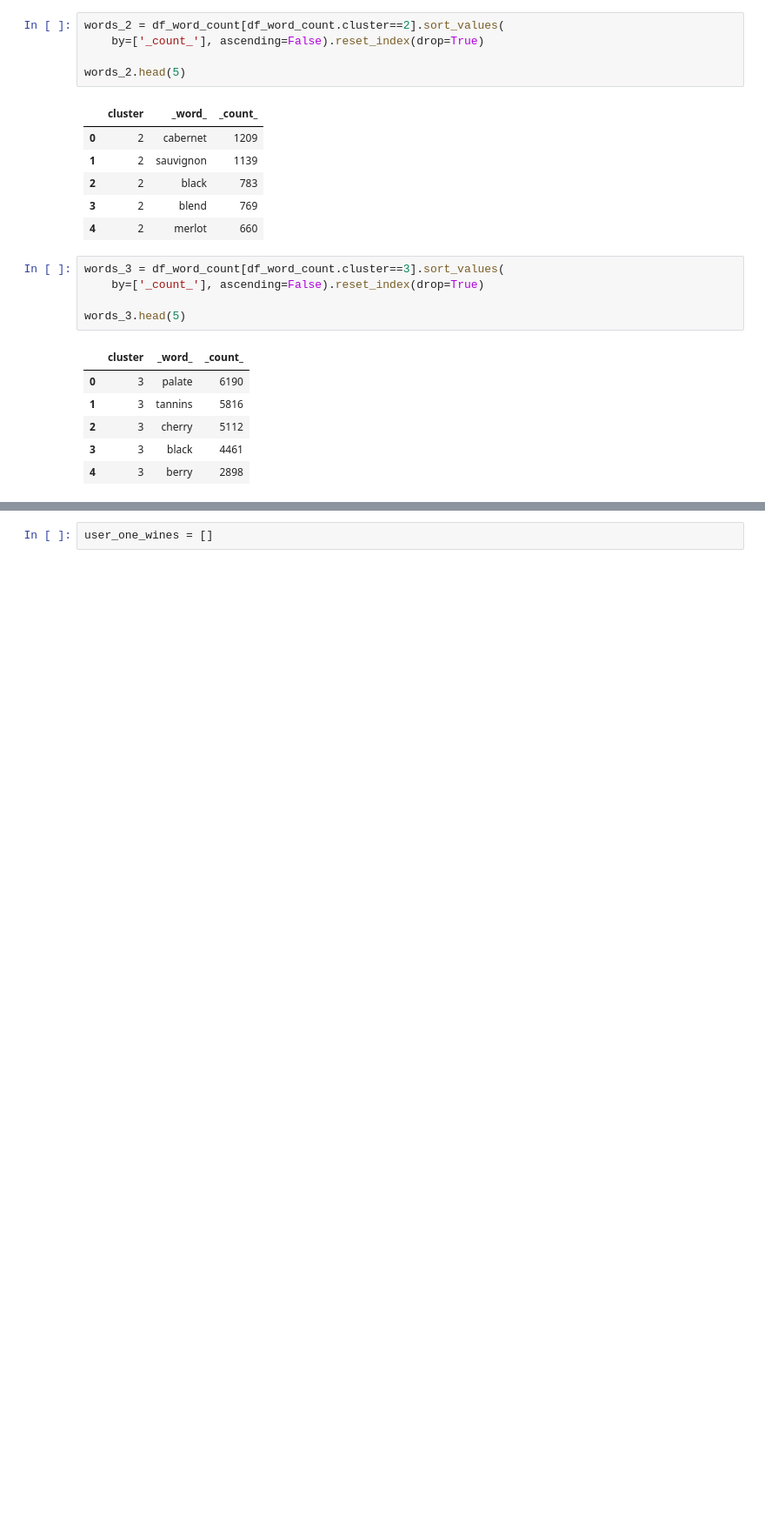
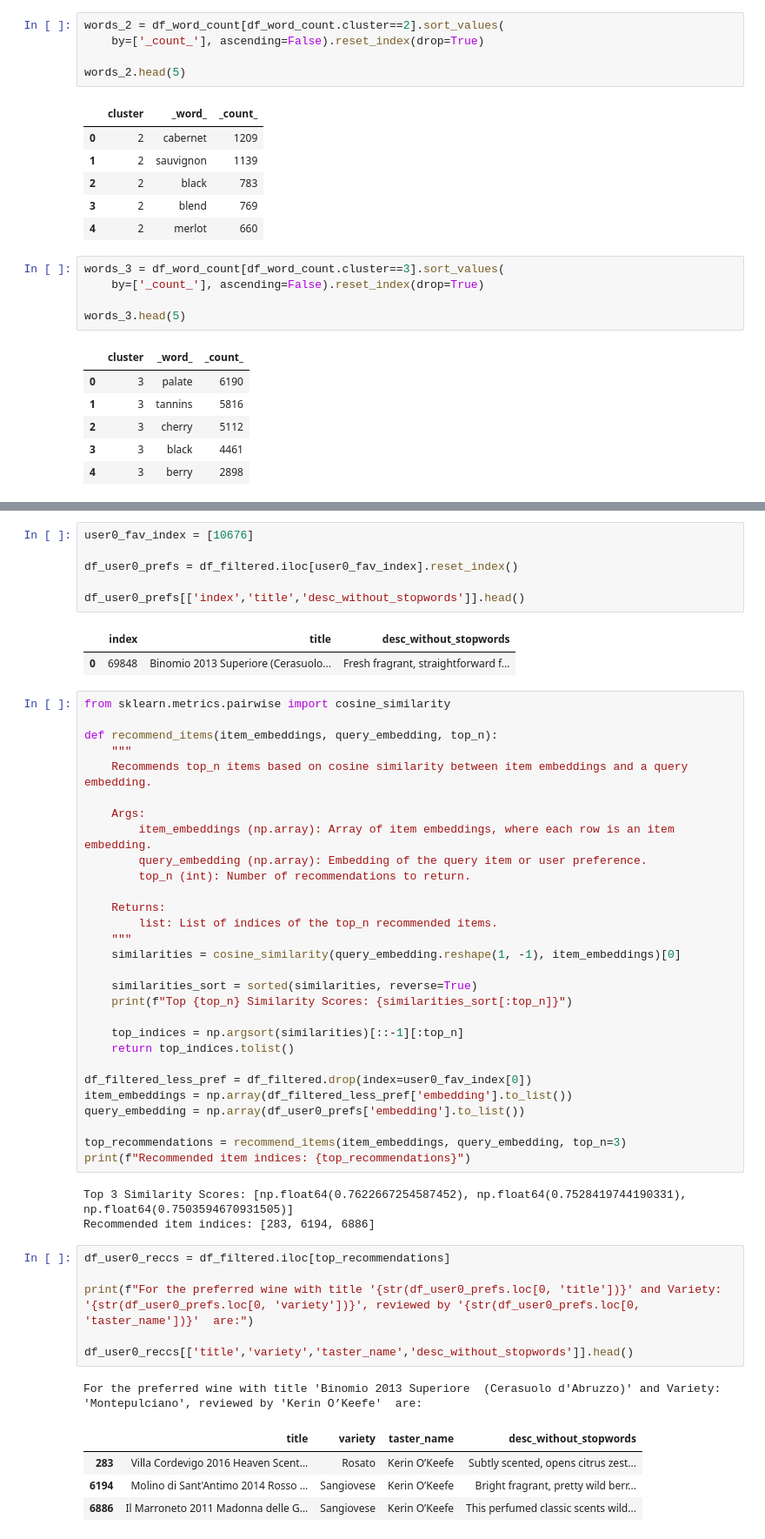
Before and after one commit to mwheeler235/wine-recommender, a Jupyter notebook: wine_reviews_sbert.ipynb, the cells around one changed output, grey strips where cells are left out. Shown: that part at 87% size. Saved outputs shown, nothing was run; the diff lists cells and outputs as text; blank space fills up the shorter version.

```diff
--- a/wine_reviews_sbert.ipynb
+++ b/wine_reviews_sbert.ipynb
@@ -342,2 +380,53 @@ words_3.head(5)
 # %%
-user_one_wines = []
+user0_fav_index = [10676]
+
+df_user0_prefs = df_filtered.iloc[user0_fav_index].reset_index()
+
+df_user0_prefs[['index','title','desc_without_stopwords']].head()
+# %% [output]
+|  | index | title | desc_without_stopwords |
+| 0 | 69848 | Binomio 2013 Superiore (Cerasuolo... | Fresh fragrant, straightforward f... |
+# %%
+from sklearn.metrics.pairwise import cosine_similarity
+
+def recommend_items(item_embeddings, query_embedding, top_n):
+    """
+    Recommends top_n items based on cosine similarity between item embeddings and a query embedding.
+
+    Args:
+        item_embeddings (np.array): Array of item embeddings, where each row is an item embedding.
+        query_embedding (np.array): Embedding of the query item or user preference.
+        top_n (int): Number of recommendations to return.
+
+    Returns:
+        list: List of indices of the top_n recommended items.
+    """
+    similarities = cosine_similarity(query_embedding.reshape(1, -1), item_embeddings)[0]
+
+    similarities_sort = sorted(similarities, reverse=True)
+    print(f"Top {top_n} Similarity Scores: {similarities_sort[:top_n]}")
+
+    top_indices = np.argsort(similarities)[::-1][:top_n]
+    return top_indices.tolist()
+
+df_filtered_less_pref = df_filtered.drop(index=user0_fav_index[0])
+item_embeddings = np.array(df_filtered_less_pref['embedding'].to_list())
+query_embedding = np.array(df_user0_prefs['embedding'].to_list())
+
+top_recommendations = recommend_items(item_embeddings, query_embedding, top_n=3)
+print(f"Recommended item indices: {top_recommendations}")
+# %% [output]
+Top 3 Similarity Scores: [np.float64(0.7622667254587452), np.float64(0.7528419744190331), np.float64(0.7503594670931505)]
+Recommended item indices: [283, 6194, 6886]
+# %%
+df_user0_reccs = df_filtered.iloc[top_recommendations]
+
+print(f"For the preferred wine with title '{str(df_user0_prefs.loc[0, 'title'])}' and Variety: '{str(df_user0_prefs.loc[0, 'variety'])}', reviewed by '{str(df_user0_prefs.loc[0, 'taster_name'])}'  are:")
+
+df_user0_reccs[['title','variety','taster_name','desc_without_stopwords']].head()
+# %% [output]
+For the preferred wine with title 'Binomio 2013 Superiore  (Cerasuolo d'Abruzzo)' and Variety: 'Montepulciano', reviewed by 'Kerin O’Keefe'  are:
+|  | title | variety | taster_name | desc_without_stopwords |
+| 283 | Villa Cordevigo 2016 Heaven Scent... | Rosato | Kerin O’Keefe | Subtly scented, opens citrus zest... |
+| 6194 | Molino di Sant'Antimo 2014 Rosso ... | Sangiovese | Kerin O’Keefe | Bright fragrant, pretty wild berr... |
+| 6886 | Il Marroneto 2011 Madonna delle G... | Sangiovese | Kerin O’Keefe | This perfumed classic scents wild... |
```
Also changed, not shown: parts of 13 cells of this notebook.
